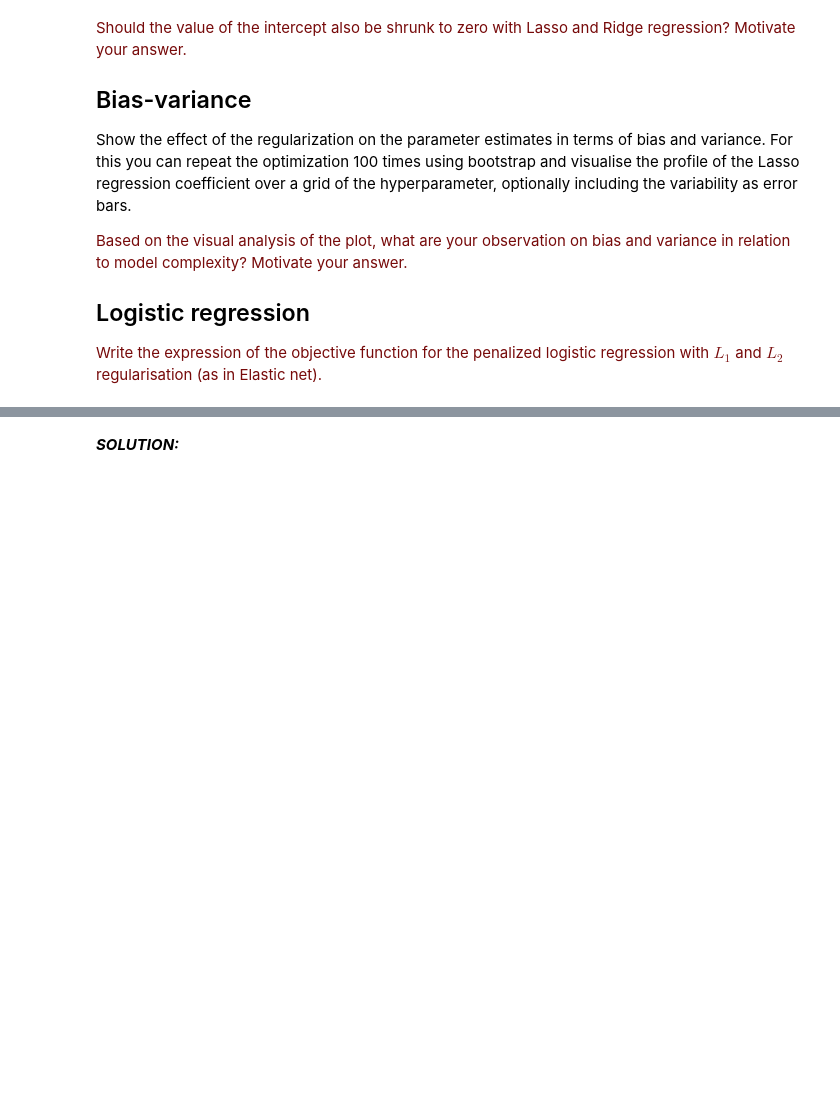
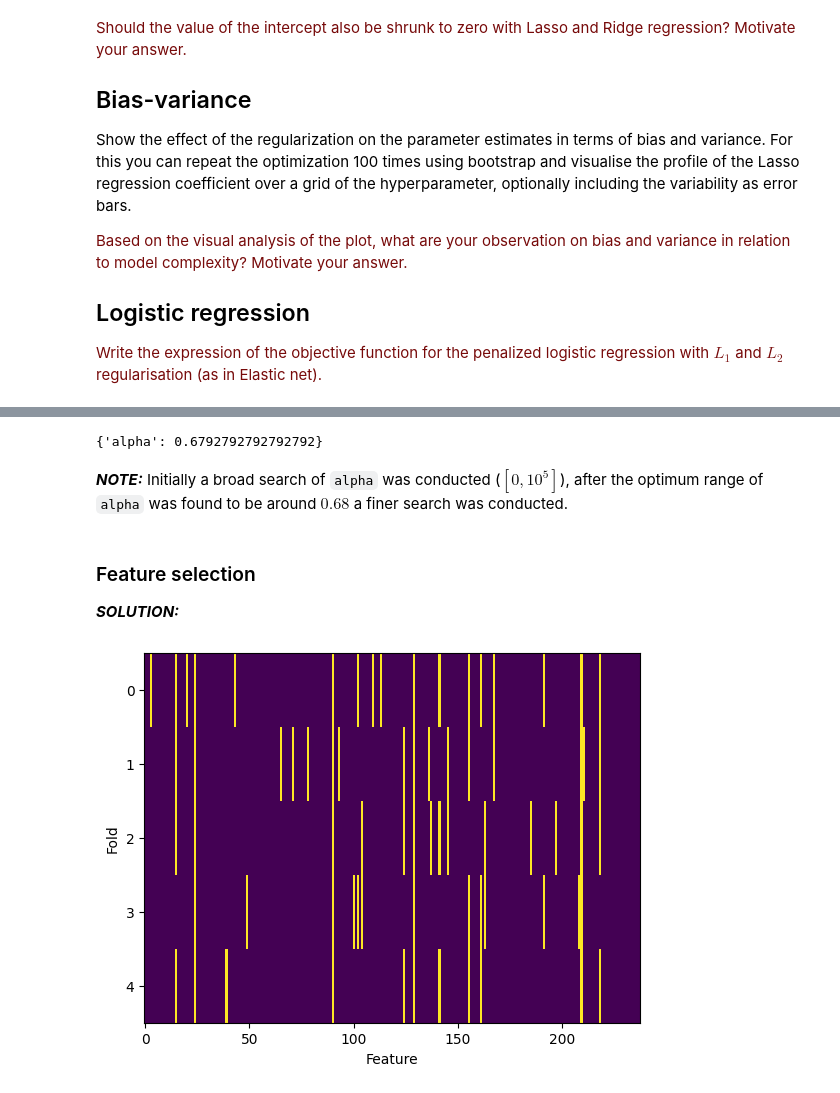
Before and after one commit to YLaret/8dm50-machine-learning, a Jupyter notebook: practicals/week_3.ipynb, the cells around one changed output, grey strips where cells are left out. Saved outputs shown, nothing was run; the diff lists cells and outputs as text; code cells hidden in the pictures; blank space fills up the shorter version.

```diff
--- a/practicals/week_3.ipynb
+++ b/practicals/week_3.ipynb
@@ -355,0 +359,13 @@ Show the effect of the regularization on the parameter estimates in terms of bia
+# %%
+# imports
+from sklearn.model_selection import GridSearchCV
+
+# define lasso model and parameter space
+lasso = Lasso(max_iter=100000)
+parameters = {"alpha":np.linspace(0.1,1, num=1000)}
+
+# define gridsearch with cv and using all cores (speed up)
+grid = GridSearchCV(estimator=lasso,param_grid=parameters,cv=5,n_jobs=-1)
+
+# search
+grid.fit(gene_expression,drug_response)
@@ -356,2 +386,35 @@ Show the effect of the regularization on the parameter estimates in terms of bia
+# %%
+# print the best alpha
+print(grid.best_params_)
+# %% [output]
+{'alpha': 0.6792792792792792}
+# %% [markdown]
+***NOTE:*** Initially a broad search of `alpha` was conducted ($[0,10^5]$), after the optimum range of `alpha` was found to be around $0.68$ a finer search was conducted.
 # %% [markdown]
+### Feature selection
 ***SOLUTION:***
+# %%
+# imports
+from sklearn.model_selection import cross_validate
+import matplotlib.pyplot as plt
+
+# define lasso model with found alpha
+lasso = Lasso(max_iter=100000,alpha=0.6792792792792792)
+
+# cross validate
+scores = cross_validate(lasso,gene_expression,drug_response,cv=5,n_jobs=-1,return_estimator=True)
+
+# list placeholder
+coefs_bools = []
+for i in range(len(scores['estimator'])):
+    coefs_bools.append(scores['estimator'][i].coef_!=0)
+# convert list to array
+coefs_bools = np.array(coefs_bools)
+
+# plot as heat map
+plt.imshow(coefs_bools,aspect='auto',interpolation='nearest')
+plt.xlabel('Feature')
+plt.ylabel('Fold')
+plt.show()
+# %% [output]
+[figure, added]
```
Also changed, not shown: parts of 7 cells of this notebook.
